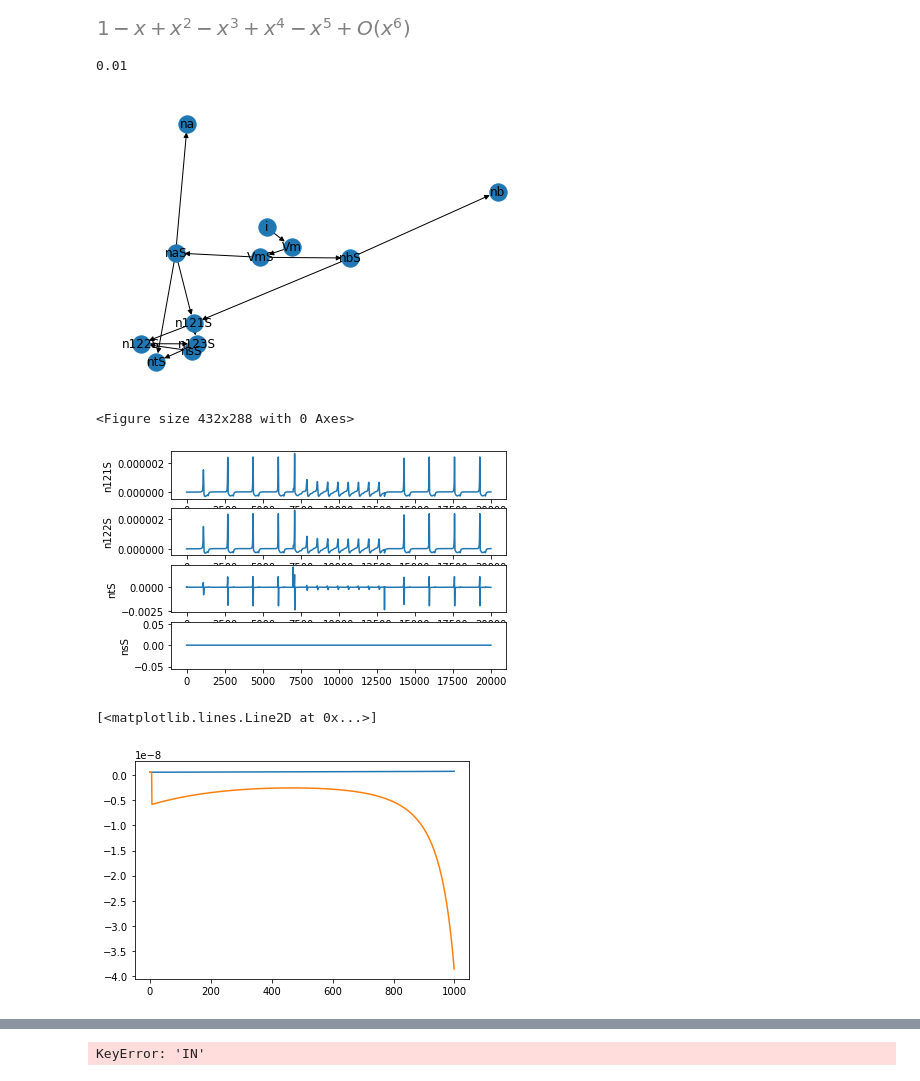
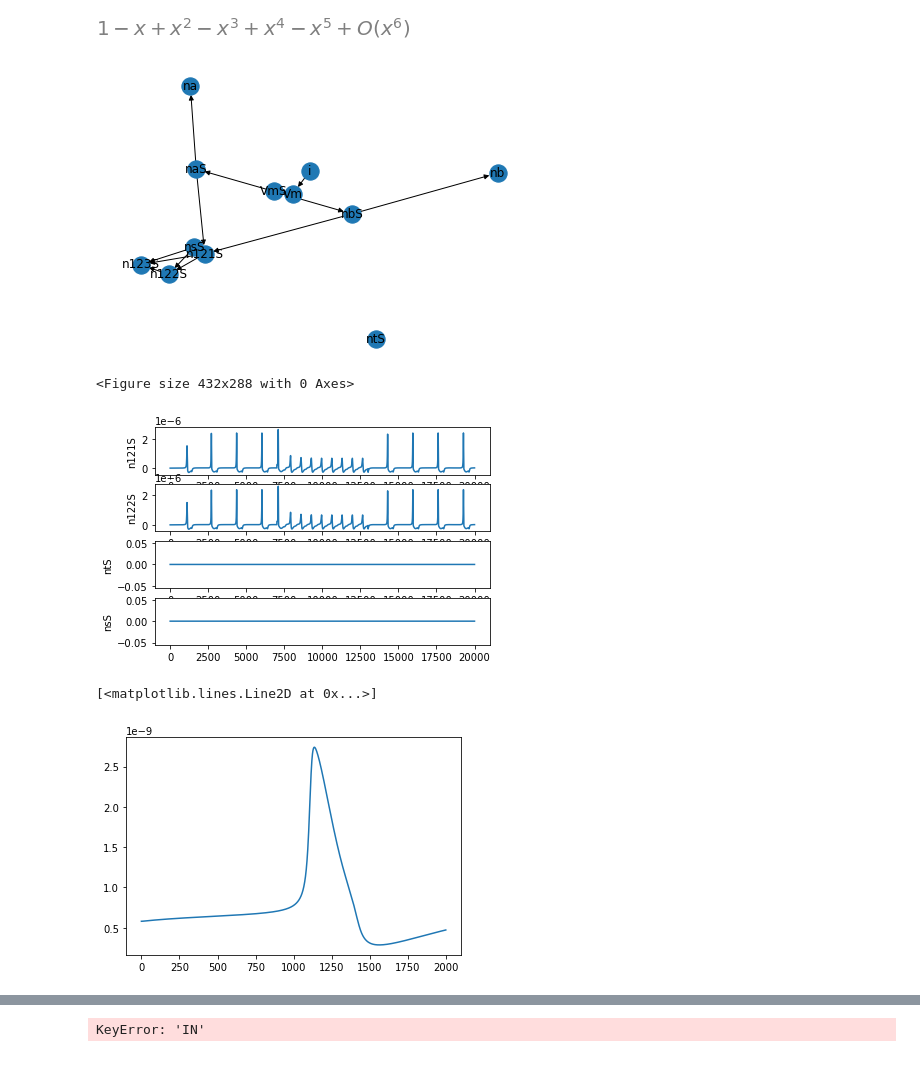
Before and after one commit to arizona95/Brain, a Jupyter notebook: simulator/test.ipynb, the cells around one changed output, grey strips where cells are left out. Saved outputs shown, nothing was run; the diff lists cells and outputs as text; code cells hidden in the pictures.

```diff
--- a/simulator/test.ipynb
+++ b/simulator/test.ipynb
@@ -94,10 +94,6 @@ def show_history(value, node_list,vdv):
         axv[i].set_ylabel(node)
     plt.show()
     plt.clf()
-# %%
-dt
-# %% [output]
-0.01
 # %%
 
 T = 100
@@ -118,10 +114,10 @@ NG.add_node("na", init =0.0058)
 NG.add_node("naS", init =0.0000058)
 NG.add_node("nb", init =0.1249)
 NG.add_node("nbS", init =0.00001249)
-NG.add_node("n121S", init =0.0000183)
-NG.add_node("n122S", init =0.0000183+0.0000317)
-NG.add_node("n123S", init =0.0000183*0.0000317)
-NG.add_node("ntS", init =0.0000058-0.0000183*0.317)
+NG.add_node("n121S", init =0.00001829)
+NG.add_node("n122S", init =0.00001829+0.0000317)
+NG.add_node("n123S", init =0.00001829*0.0000317)
+NG.add_node("ntS", init =0.0000058-0.00001829*0.317)
 NG.add_node("nsS", init =0.0000317)
 NG.add_node("i", init =0)
 NG.add_edge("i","Vm",parm=[0,1,0,0])
@@ -146,8 +142,8 @@ NG.add_edge("nsS","n122S",parm=[-1,1,0,0])
 NG.add_edge("n122S","n123S",parm=[1,1,0,0])
 NG.add_edge("n121S","n123S",parm=[0,-1,0,0])
 NG.add_edge("nsS","n123S",parm=[0,-1,0,0])
-NG.add_edge("naS","ntS",parm=[0,1,0,0])
-NG.add_edge("n123S","ntS",parm=[0,-10000,0,0])
+#NG.add_edge("naS","ntS",parm=[0,1,0,0])
+#NG.add_edge("n123S","ntS",parm=[0,-10000,0,0])
 #NG.add_edge("ntS","nsS",parm=[0,0,1,0])
 #NG.add_edge("IN","t",parm=[0,-1,0,0])
 #NG.add_edge("t","IN",parm=[0,0,0.1,0.05*dt])
@@ -165,36 +161,42 @@ for i in range (WT):
         dvplus = rel(value[edge[0]]["v"],value[edge[0]]["ndv"],edge[2])
         value[edge[1]]["dv"] += dvplus
         #value[edge[0]]["dv"] -= dvplus
 
 
     # value change
     for node in value:
         value[node]["v"] += value[node]["dv"]
         # history apepnd
         value[node]["history"]["v"].append(value[node]["v"])
         value[node]["history"]["dv"].append(value[node]["dv"])
         # ndv update
         value[node]["ndv"]= value[node]["dv"]
         # dv init
         value[node]["dv"]=0
 
     # input
     value["i"]["dv"] = I_input[i] -value["i"]["v"]
 
 
 graph_show(NG)
 show_history(value,["n121S","n122S","ntS","nsS"],"dv")
 
 na_answer = .01 * ((10-Vm) / (np.exp((10-Vm)/10)-1))
 nb_answer = .125*np.exp(-Vm/80)
 ns_answer =  np.load('../temp/huxley/value/ns.npy')
 nt_answer = ns_answer[1:] - ns_answer[:-1]
 
-plt.plot((np.array((value['n121S']['history']["v"]))*np.array(value['nsS']['history']["v"]))[:1000])
-plt.plot(value['n123S']['history']["v"][:1000])
+v = (np.array((value['n121S']['history']["v"]))*np.array(value['nsS']['history']["v"]))[:2001]
+dv = v[1:]-v[:-1]
+
+plt.plot(v)
+#plt.plot(value['n123S']['history']["v"][:2000])
+
+#plt.plot((np.array((value['n121S']['history']["v"]))*np.array(value['nsS']['history']["v"]))[:100])
+#plt.plot(value['n123S']['history']["dv"][:1000])
 # %% [output]
-[figure, old version]
+[figure, new version]
 <Figure size 432x288 with 0 Axes>
-[figure, old version]
+[figure, new version]
 [<matplotlib.lines.Line2D at 0x...>]
-[figure, old version]
+[figure, new version]
```
Also changed, not shown: parts of 4 cells of this notebook, 6 other files.
